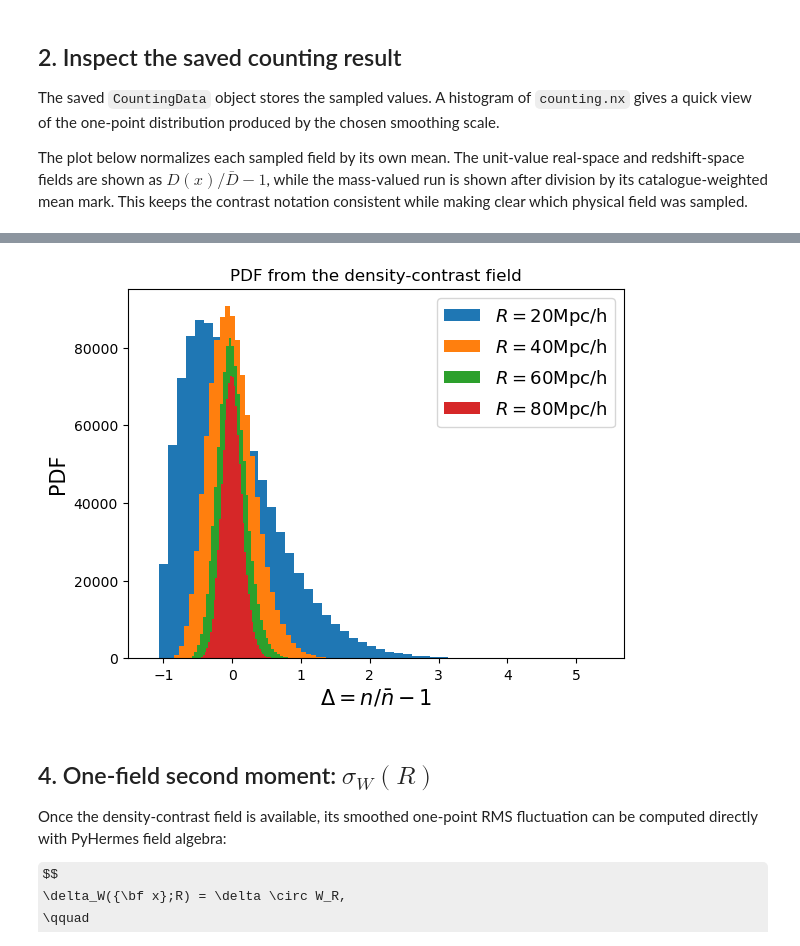
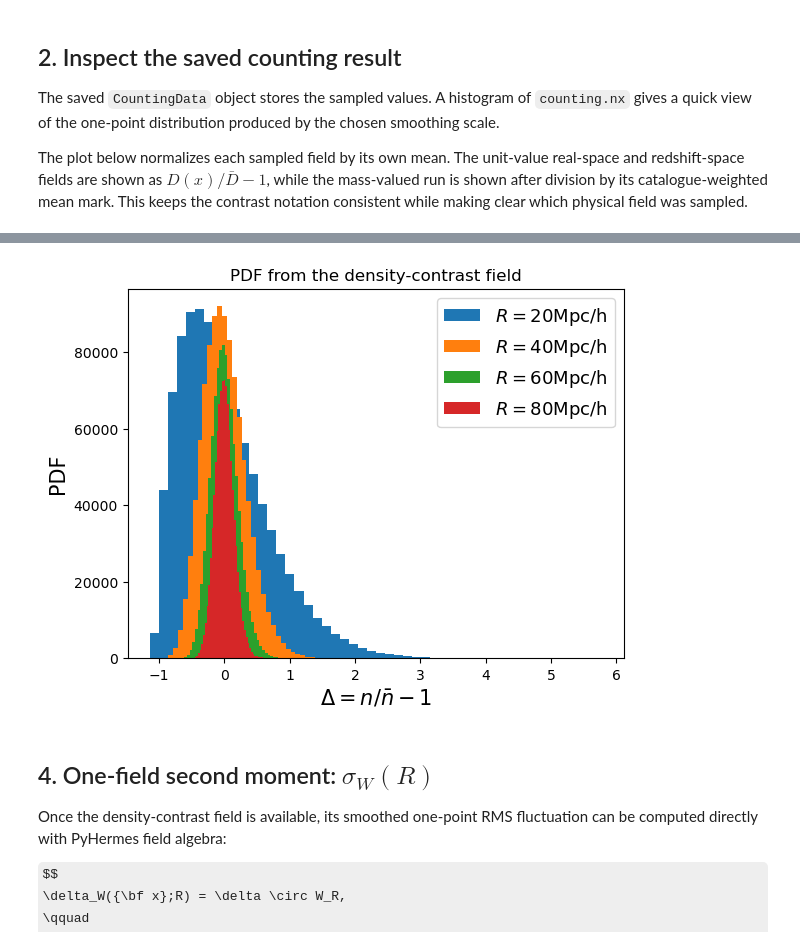
Before and after one commit to SYSUSPA-Projects/PyHermes, a Jupyter notebook: examples/notebooks/counting.ipynb, the cells around one changed output, grey strips where cells are left out. Cells and saved outputs as stored; diff of their text form; code cells hidden in the pictures; some formulas as TeX source.

```diff
--- a/examples/notebooks/counting.ipynb
+++ b/examples/notebooks/counting.ipynb
@@ -200,13 +200,11 @@ then convolve and sample this derived field. With `field_value_at_pos`, derived
 # %%
-rand = random_box_positions(10**6, D.box_size)
+rand = random_box_positions(10**6, D.box_size, seed=42)
 win_params = dict(type="sphere", len_args={})
 for smooth_radius in [20, 40, 60, 80]:
     win_params["len_args"]["R"] = smooth_radius
     filter = WindowFunc(win_params, D.convols_info, threads=8)
-    # n = D.field_value_at_pos(rand, filter=filter)
-    n = (D @ filter).field_value_at_pos(rand, value_unit="physical")
-    n_bar = 1.0 / D.box_size**3
-    delta_n = n / n_bar - 1.0
+    n = (D @ filter).field_density_at_pos(rand, value_unit="grid")
+    delta_n = n / D.field_mean_density(value_unit="grid") - 1.0
     plt.hist(delta_n, bins=50, density=False, label=rf'$R={smooth_radius}$Mpc/h')
 
 plt.title('PDF of Data')
@@ -220,19 +218,19 @@ plt.show()
 # %%
-delta = D / D.epsilon.mean() - 1.0
+delta = D / D.field_mean_density(value_unit="grid") - 1.0
 for smooth_radius in [20, 40, 60, 80]:
     win_params["len_args"]["R"] = smooth_radius
     filter = WindowFunc(win_params, D.convols_info, threads=8)
-    delta_n = (delta @ filter).field_value_at_pos(rand)
+    delta_n = (delta @ filter).field_density_at_pos(rand)
     plt.hist(delta_n, bins=50, density=False, label=rf'$R={smooth_radius}$Mpc/h')
 
 plt.title(r'PDF from the density-contrast field')
 plt.xlabel(r'$\Delta=n/{\bar n}-1$', fontsize=15)
 plt.ylabel('PDF', fontsize=15)
 plt.legend(fontsize=13)
 plt.savefig(figs_dir / "counting_delta_field_smoothing_radius_pdf.png", dpi=200, bbox_inches="tight")
 plt.show()
 # %% [output]
-[figure, old version]
+[figure, new version]
 # %% [markdown]
 ## 4. One-field second moment: $\sigma_W(R)$
 
```
Also changed, not shown: parts of 7 cells of this notebook, 10 other files.
